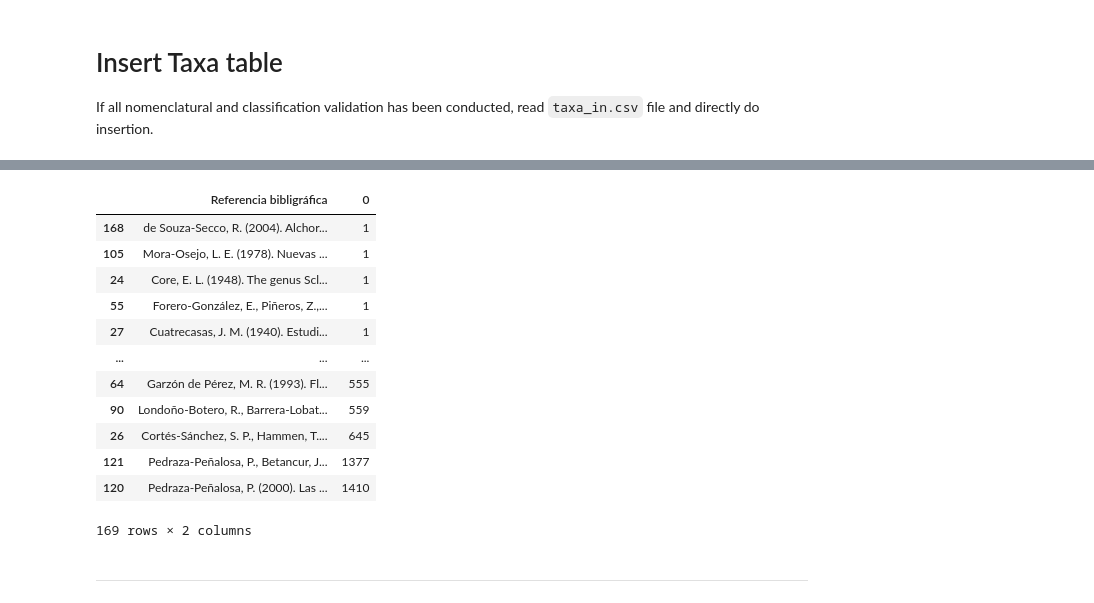
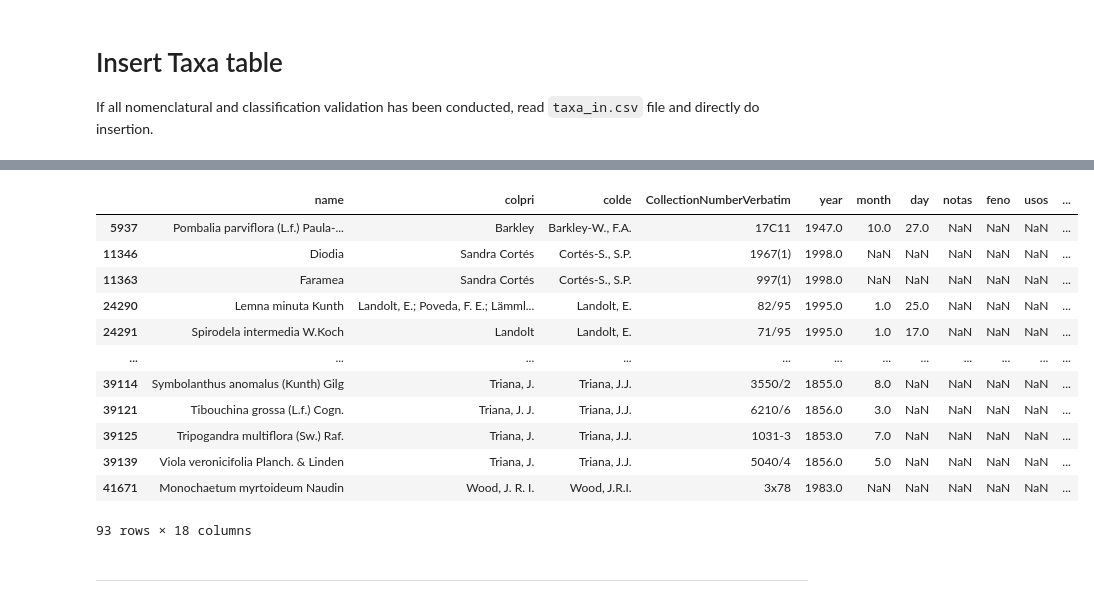
Before and after one commit to nrsalinas/db-conservacion-in-situ, a Jupyter notebook: migracion-dev.ipynb, the cells around one changed output, grey strips where cells are left out. Saved outputs shown, nothing was run; the diff lists cells and outputs as text; code cells hidden in the pictures.

Commit message:
Cleaning sorting collection number

```diff
--- a/migracion-dev.ipynb
+++ b/migracion-dev.ipynb
@@ -506,10 +523,4 @@ colpp = ['Determinador en fuente', 'Determinador Depurado', 'Colector depurado',
 ori = pd.read_csv(orifile, dtype={'Elev__minima': str, 'Elev__maxima': str},
 	usecols=colpp)
 # %%
-ori = ori.rename(columns={
-	'Determinador en fuente':'detfu',
-	'Determinador Depurado':'detde',
-	'Colector depurado': 'colde',
-	'Colector principal': 'colpri',
-	'Referencia bibligráfica': 'ref'
-})
+ori = ori.rename(columns=colpp)
@@ -700,16 +527,29 @@ Length: 1884, dtype: int64
-# %%
-ori.groupby(['Referencia bibligráfica']).size().reset_index().sort_values(0)
-# %% [output]
-|  | Referencia bibligráfica | 0 |
-| 168 | de Souza-Secco, R. (2004). Alchor... | 1 |
-| 105 | Mora-Osejo, L. E. (1978). Nuevas ... | 1 |
-| 24 | Core, E. L. (1948). The genus Scl... | 1 |
-| 55 | Forero-González, E., Piñeros, Z.,... | 1 |
-| 27 | Cuatrecasas, J. M. (1940). Estudi... | 1 |
-| ... | ... | ... |
-| 64 | Garzón de Pérez, M. R. (1993). Fl... | 555 |
-| 90 | Londoño-Botero, R., Barrera-Lobat... | 559 |
-| 26 | Cortés-Sánchez, S. P., Hammen, T.... | 645 |
-| 121 | Pedraza-Peñalosa, P., Betancur, J... | 1377 |
-| 120 | Pedraza-Peñalosa, P. (2000). Las ... | 1410 |
-169 rows × 2 columns
+# %%
+bits = ori.loc[ori.CollectionNumberVerbatim.notna()
+	& ori.CollectionNumberVerbatim.str.contains(r'[^\d]'), 'CollectionNumberVerbatim'
+	].str.extractall(r'(\d+)'
+	).reset_index(
+	).pivot(index='level_0', columns='match', values=0
+	)
+# %%
+ori = ori.merge(bits, 'left', left_index=True, right_index=True
+	)
+# %%
+ori['CollectionNumber'] = np.nan
+# %%
+ori.loc[ori.CollectionNumberVerbatim.notna() & ori[1].notna()
+	& ori.CollectionNumberVerbatim.str.contains(r'\d+[^\d]+\d{1,2}([^\d]+$|$)')]
+# %% [output]
+|  | name | colpri | colde | CollectionNumberVerbatim | year | month | day | notas | feno | usos | ... |
+| 5937 | Pombalia parviflora (L.f.) Paula-... | Barkley | Barkley-W., F.A. | 17C11 | 1947.0 | 10.0 | 27.0 | NaN | NaN | NaN | ... |
+| 11346 | Diodia | Sandra Cortés | Cortés-S., S.P. | 1967(1) | 1998.0 | NaN | NaN | NaN | NaN | NaN | ... |
+| 11363 | Faramea | Sandra Cortés | Cortés-S., S.P. | 997(1) | 1998.0 | NaN | NaN | NaN | NaN | NaN | ... |
+| 24290 | Lemna minuta Kunth | Landolt, E.; Poveda, F. E.; Lämml... | Landolt, E. | 82/95 | 1995.0 | 1.0 | 25.0 | NaN | NaN | NaN | ... |
+| 24291 | Spirodela intermedia W.Koch | Landolt | Landolt, E. | 71/95 | 1995.0 | 1.0 | 17.0 | NaN | NaN | NaN | ... |
+| ... | ... | ... | ... | ... | ... | ... | ... | ... | ... | ... | ... |
+| 39114 | Symbolanthus anomalus (Kunth) Gilg | Triana, J. | Triana, J.J. | 3550/2 | 1855.0 | 8.0 | NaN | NaN | NaN | NaN | ... |
+| 39121 | Tibouchina grossa (L.f.) Cogn. | Triana, J. J. | Triana, J.J. | 6210/6 | 1856.0 | 3.0 | NaN | NaN | NaN | NaN | ... |
+| 39125 | Tripogandra multiflora (Sw.) Raf. | Triana, J. | Triana, J.J. | 1031-3 | 1853.0 | 7.0 | NaN | NaN | NaN | NaN | ... |
+| 39139 | Viola veronicifolia Planch. & Linden | Triana, J. | Triana, J.J. | 5040/4 | 1856.0 | 5.0 | NaN | NaN | NaN | NaN | ... |
+| 41671 | Monochaetum myrtoideum Naudin | Wood, J. R. I. | Wood, J.R.I. | 3x78 | 1983.0 | NaN | NaN | NaN | NaN | NaN | ... |
+93 rows × 18 columns
```
Also changed, not shown: parts of 29 cells of this notebook, 1 other file.
